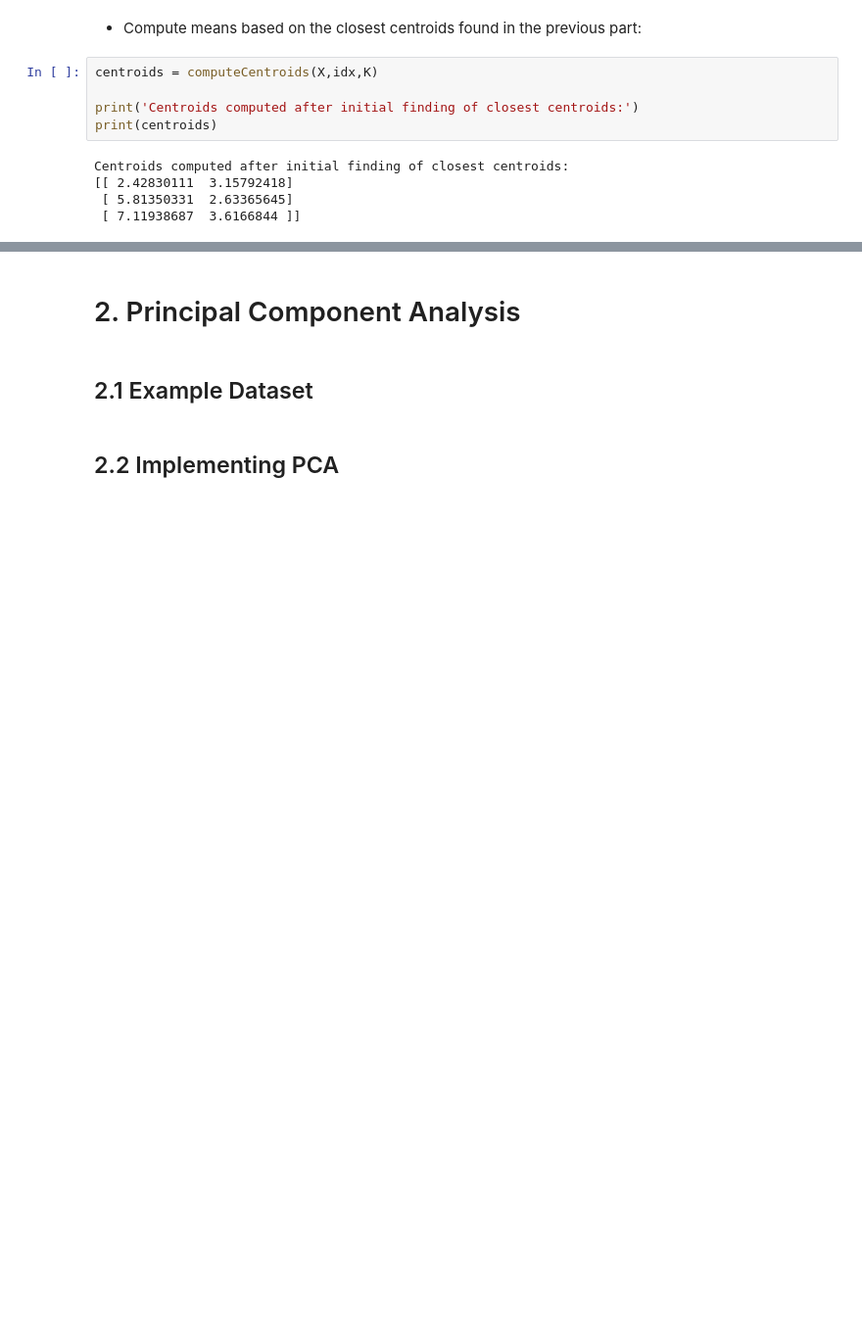
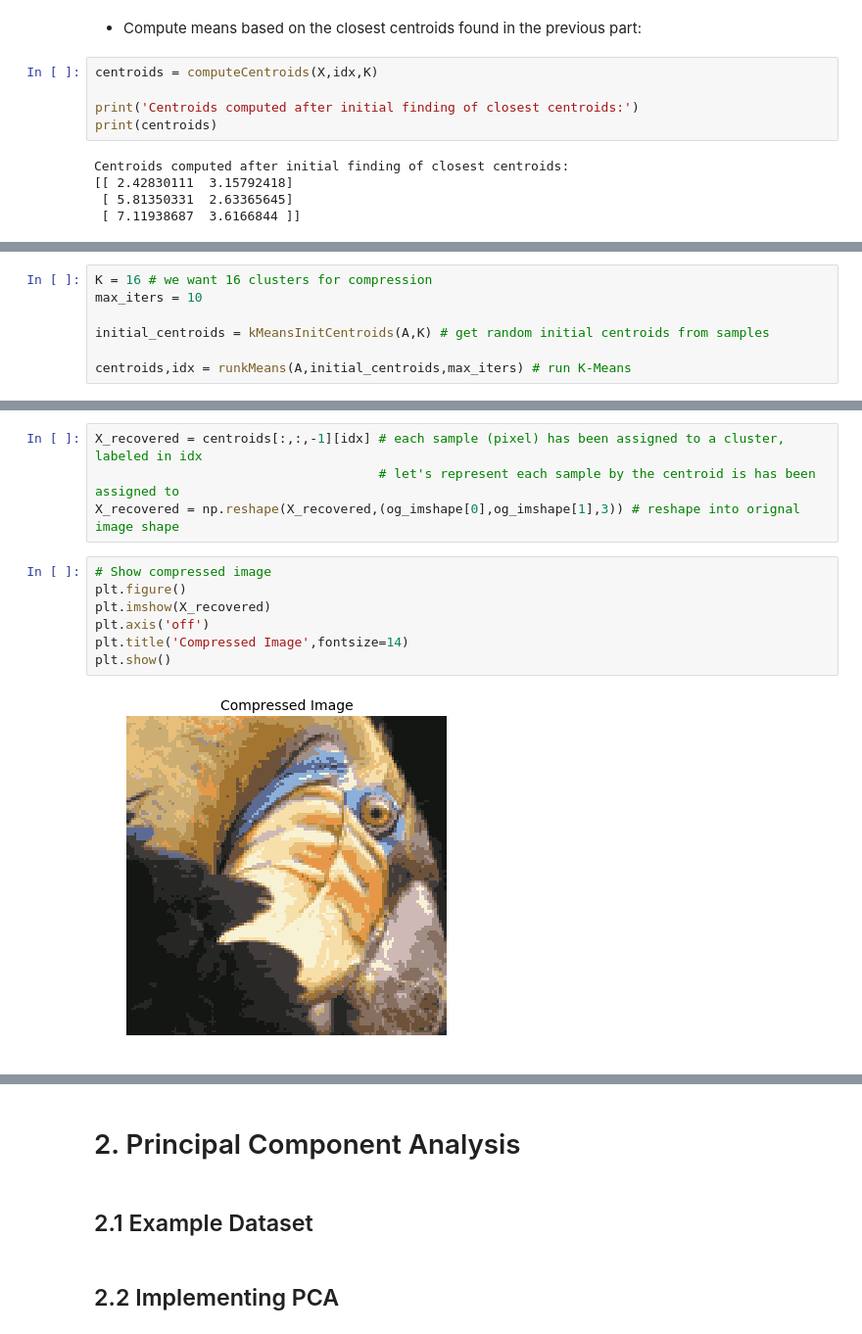
Before and after one commit to les67/MachineLearning_CourseraNg, a Jupyter notebook: ex7/ex7.ipynb, the cells around one changed output, grey strips where cells are left out. Shown at 98% size. Drawn from its saved outputs; the diff is of its cells as text; blank space fills up the shorter version.

```diff
--- a/ex7/ex7.ipynb
+++ b/ex7/ex7.ipynb
@@ -108,0 +226,7 @@ Centroids computed after initial finding of closest centroids:
+# %%
+K = 16 # we want 16 clusters for compression
+max_iters = 10
+
+initial_centroids = kMeansInitCentroids(A,K) # get random initial centroids from samples
+
+centroids,idx = runkMeans(A,initial_centroids,max_iters) # run K-Means
@@ -108,0 +235,13 @@ Centroids computed after initial finding of closest centroids:
+# %%
+X_recovered = centroids[:,:,-1][idx] # each sample (pixel) has been assigned to a cluster, labeled in idx
+                                     # let's represent each sample by the centroid is has been assigned to
+X_recovered = np.reshape(X_recovered,(og_imshape[0],og_imshape[1],3)) # reshape into orignal image shape
+# %%
+# Show compressed image
+plt.figure()
+plt.imshow(X_recovered)
+plt.axis('off')
+plt.title('Compressed Image',fontsize=14)
+plt.show()
+# %% [output]
+[figure, added]
```
Also changed, not shown: parts of 23 cells of this notebook.
